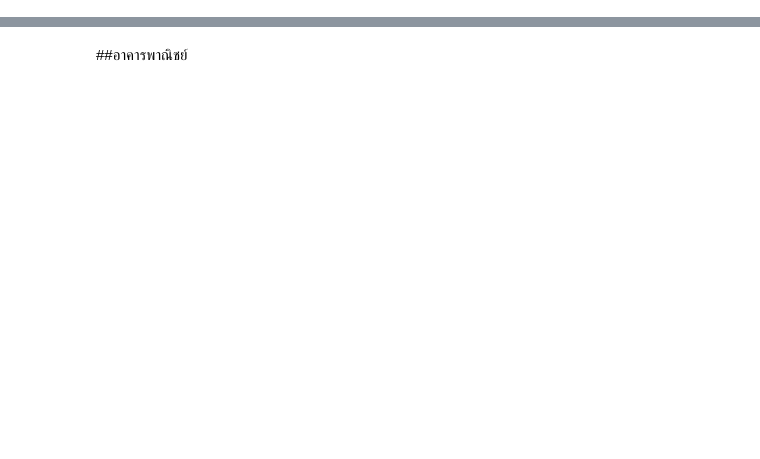
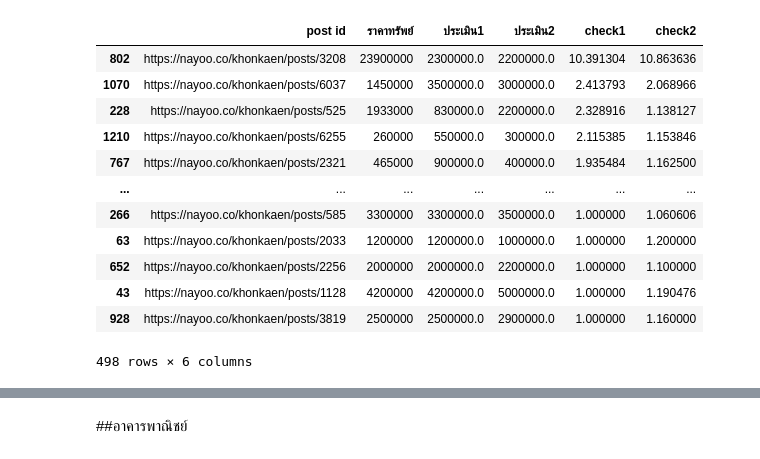
Before and after one commit to Ninkrn/bsc_dpdm22, a Jupyter notebook: [dataprep1]_propery_estimator.ipynb, the cells around one changed output, grey strips where cells are left out. Saved outputs shown, nothing was run; the diff lists cells and outputs as text; code cells hidden in the pictures; blank space fills up the shorter version.

```diff
--- a/[dataprep1]_propery_estimator.ipynb
+++ b/[dataprep1]_propery_estimator.ipynb
@@ -1100,0 +17,15 @@ tw1.sort_values(by=['check2'],ascending=False)
+# %%
+home = pd.read_excel(f'https://docs.google.com/spreadsheets/d/1jIF55aFmr8rqqK7dBMXoyA71TWlHdIiiQAa0p1Dr794/export?format=xlsx', sheet_name ='บ้าน')
+h1 = home[home['ID ผู้ประเมิน']==1]
+h1 = h1.dropna(subset=['ราคาทรัพย์','ประเมินราคาซื้อ-ขาย'])  #ในที่นี้ควร Dropna เพราะไม่ทราบค่า //เเต่มีวิธีที่ดีกว่า คือการที่ดูปัจจัยแวดล้อมแล้วนำมาวิเคราะห์หาแนวโน้มของข้อมูลิล // เอาทุกค่าที่่มีอยู่มาสร้างโมเดลเพื่อทำนายค่าที่หายไป
+h2 = home[home['ID ผู้ประเมิน']==2]
+h2 = h2.dropna(subset=['ราคาทรัพย์','ประเมินราคาซื้อ-ขาย'])
+h1MAPE = MAPE(h1['ประเมินราคาซื้อ-ขาย'],pd.to_numeric(h1['ราคาทรัพย์']))
+h2MAPE = MAPE(h2['ประเมินราคาซื้อ-ขาย'],pd.to_numeric(h2['ราคาทรัพย์']))
+print(f'ความแตกต่างระหว่างราคาประกาศขายและราคาประเมินของ\nบ้าน\nนักประเมิน คนที่ 1 = {h1MAPE*100:.2f}%\nนักประเมิน คนที่ 2 = {h2MAPE*100:.2f}%')
+h2['ประเมิน1'] = h2['post id'].map(h1.set_index('post id')['ประเมินราคาซื้อ-ขาย'])
+h2_h = h2.dropna(subset=['ประเมินราคาซื้อ-ขาย','ประเมิน1','ราคาทรัพย์'])
+one2two = MAPE(h2_h['ประเมินราคาซื้อ-ขาย'],h2_h['ประเมิน1'])
+two2one = MAPE(h2_h['ประเมิน1'],h2_h['ประเมินราคาซื้อ-ขาย'])
+print(f'ความผิดพลาดระหว่างนักประเมินทั้งสอง {((one2two)+(two2one))*50:.2f}%') #เฉลี่ยเพื่อหาความผิดพลาดระหว่าง 1 และ 2
+print(f'จำนวนทรัพย์ทั้งหมด {len(h2_h)} ทรัพย์')
@@ -1100,0 +39,3 @@ tw1.sort_values(by=['check2'],ascending=False)
+# %%
+home = h2_h[['post id','ราคาทรัพย์','ประเมิน1', 'ประเมินราคาซื้อ-ขาย']]
+home.rename(columns={'ประเมินราคาซื้อ-ขาย': 'ประเมิน2'},inplace=True)
@@ -1100,0 +143,14 @@ tw1.sort_values(by=['check2'],ascending=False)
+# %%
+home['check1']=home.apply(lambda x:check_v(x['ราคาทรัพย์'],x['ประเมิน1']),axis=1)
+home['check2']=home.apply(lambda x:check_v(x['ราคาทรัพย์'],x['ประเมิน2']),axis=1)
+check1 = list()
+for row in home.iterrows():
+    check1.append(check_v(row[1]['ราคาทรัพย์'],row[1]['ประเมิน1']))
+home['check1'] = check1
+
+check2 = list()
+for row in home.iterrows():
+    check2.append(check_v(row[1]['ราคาทรัพย์'],row[1]['ประเมิน2']))
+home['check2'] = check2
+
+home
@@ -1100,0 +191,16 @@ tw1.sort_values(by=['check2'],ascending=False)
+# %%
+home.sort_values(by=['check1'],ascending=False)
+# %% [output]
+|  | post id | ราคาทรัพย์ | ประเมิน1 | ประเมิน2 | check1 | check2 |
+| 802 | https://nayoo.co/khonkaen/posts/3208 | 23900000 | 2300000.0 | 2200000.0 | 10.391304 | 10.863636 |
+| 1070 | https://nayoo.co/khonkaen/posts/6037 | 1450000 | 3500000.0 | 3000000.0 | 2.413793 | 2.068966 |
+| 228 | https://nayoo.co/khonkaen/posts/525 | 1933000 | 830000.0 | 2200000.0 | 2.328916 | 1.138127 |
+| 1210 | https://nayoo.co/khonkaen/posts/6255 | 260000 | 550000.0 | 300000.0 | 2.115385 | 1.153846 |
+| 767 | https://nayoo.co/khonkaen/posts/2321 | 465000 | 900000.0 | 400000.0 | 1.935484 | 1.162500 |
+| ... | ... | ... | ... | ... | ... | ... |
+| 266 | https://nayoo.co/khonkaen/posts/585 | 3300000 | 3300000.0 | 3500000.0 | 1.000000 | 1.060606 |
+| 63 | https://nayoo.co/khonkaen/posts/2033 | 1200000 | 1200000.0 | 1000000.0 | 1.000000 | 1.200000 |
+| 652 | https://nayoo.co/khonkaen/posts/2256 | 2000000 | 2000000.0 | 2200000.0 | 1.000000 | 1.100000 |
+| 43 | https://nayoo.co/khonkaen/posts/1128 | 4200000 | 4200000.0 | 5000000.0 | 1.000000 | 1.190476 |
+| 928 | https://nayoo.co/khonkaen/posts/3819 | 2500000 | 2500000.0 | 2900000.0 | 1.000000 | 1.160000 |
+498 rows × 6 columns
```
Also changed, not shown: parts of 179 cells of this notebook.
